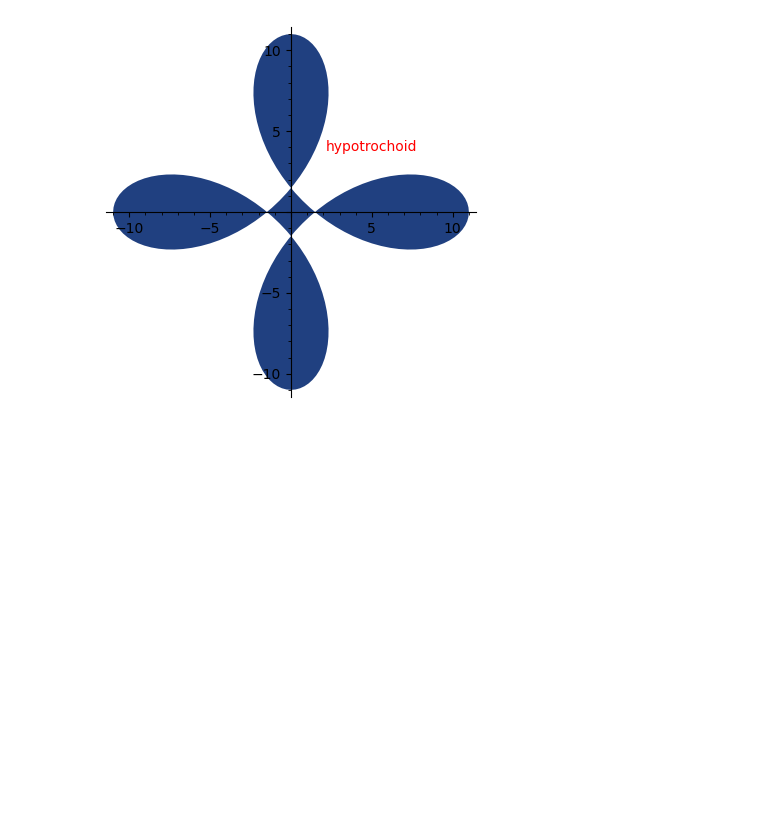
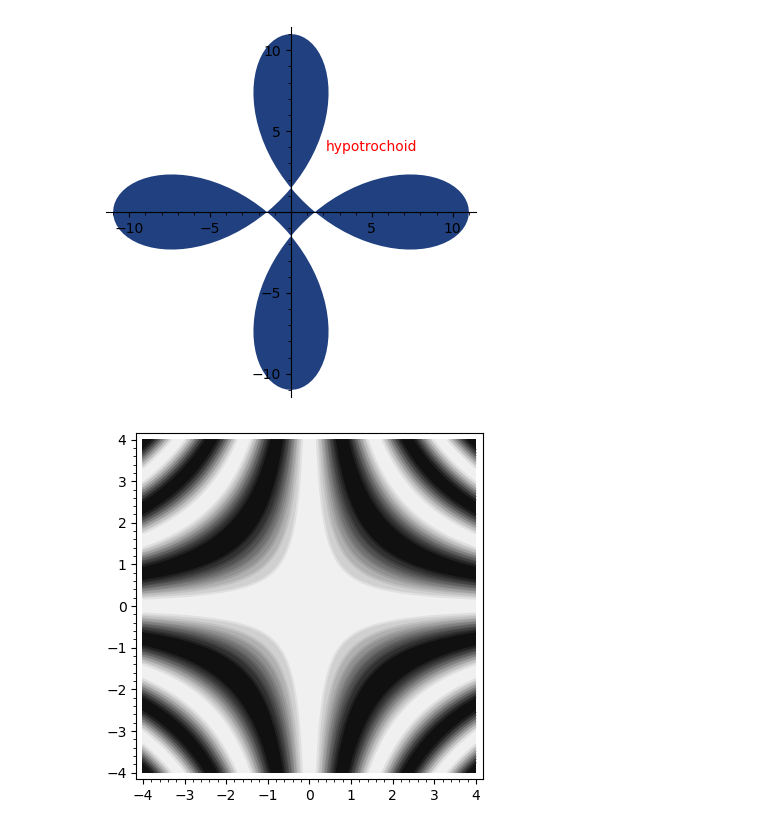
Before and after one commit to CharlesKirkSD/SageMathJupyterNotebooks, a Jupyter notebook: SageMath_Tutorials_Plotting_2022-06-14.ipynb, the cells around one changed output. Saved outputs shown, nothing was run; the diff lists cells and outputs as text; code cells hidden in the pictures; blank space fills up the shorter version.

```diff
--- a/SageMath_Tutorials_Plotting_2022-06-14.ipynb
+++ b/SageMath_Tutorials_Plotting_2022-06-14.ipynb
@@ -41,3 +41,8 @@ t = text("hypotrochoid", (5,4), rgbcolor=(1,0,0))
 show(p + t)
 # %% [output]
 [figure]
+# %%
+f = lambda x,y: cos(x*y)
+contour_plot(f, (-4, 4), (-4, 4))
+# %% [output]
+[figure, added]
```
Also changed, not shown: 18 other files.
